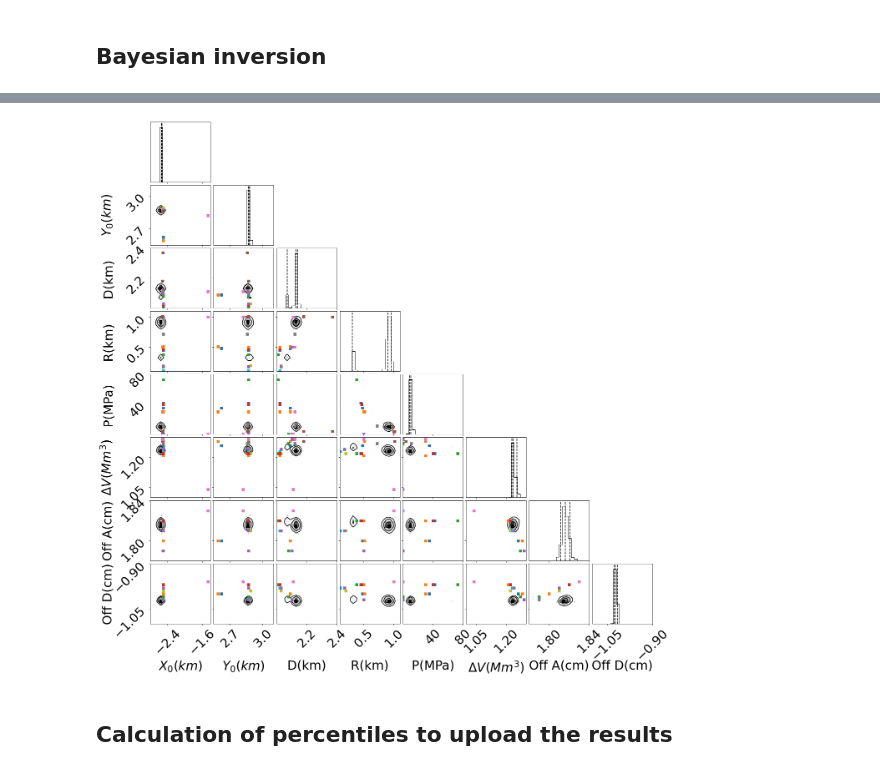
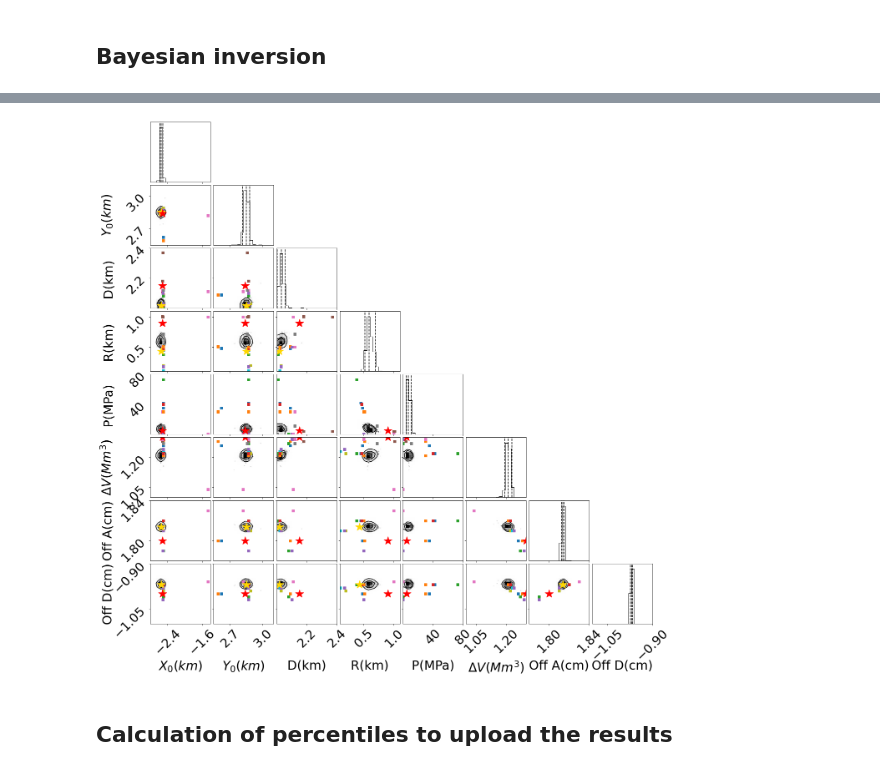
Before and after one commit to uafgeotools/vmod, a Jupyter notebook: dvd_insar_low_off.ipynb, the cells around one changed output, grey strips where cells are left out. Saved outputs shown, nothing was run; the diff lists cells and outputs as text; code cells hidden in the pictures.

```diff
--- a/dvd_insar_low_off.ipynb
+++ b/dvd_insar_low_off.ipynb
@@ -195,7 +198,7 @@ plt.colorbar(orientation='horizontal')
 # %%
 import pickle
-#with open('unimak_gnss_3s.pkl','rb') as handle:
-with open('insar_low.pkl','rb') as handle:
+
+with open('insar_low_dP.pkl','rb') as handle:
     dic=pickle.load(handle)
 
 trace=[dic[key] for key in dic.keys()]
@@ -213,8 +216,9 @@ data=np.vstack(data)
 newdata=np.zeros((data.shape[0]+1,data.shape[1]))
 newdata[:,:]=np.nan
 newdata[0:4,:]=np.copy(data[0:4,:])
-newdata[4,:]=np.copy(data[4,:]*2e10/(np.pi*data[3,:]**3))
-newdata[5::,:]=np.copy(data[4::,:])
+newdata[5,:]=np.copy((data[4,:]*(np.pi*data[3,:]**3)/4e9)*(1+(data[3,:]/data[2,:])**4))
+newdata[4,:]=np.copy(data[4,:])
+newdata[6::,:]=np.copy(data[5::,:])
 
 data=np.copy(newdata)
 data[0,:]=data[0,:]/1e3
@@ -249,6 +253,10 @@ trus=[trus1,trus2,trus3,trus4,trus5,trus6,trus7,trus8,trus9,trus10,trus11,trus12
 
 ranges=[(-2.8,-1.40),(2.55,3.1),(2.0,2.4),(0.1,1.1),(0,80),(1.0,1.3),(1.78,1.84),(-1.1,-0.9)]
 
+true=[-2.52,2.84,2.15,0.9,5,1.3,1.8,-1.0]
+
+ansx=[ans.x[0]/1e3,ans.x[1]/1e3,ans.x[2]/1e3,ans.x[3]/1e3,ans.x[4]*2e10/(1e6*np.pi*ans.x[3]**3),ans.x[4]/1e6,ans.x[5]*1e2,ans.x[6]*1e2]
+
 plt.rcParams.update({'font.size': 30})
 figure = corner.corner(data.T, labels=labels,
                        quantiles=[0.05, 0.5, 0.95],smooth=0.7,range=ranges,max_n_ticks=2,labelpad=0.3,
@@ -257,7 +265,8 @@ figure = corner.corner(data.T, labels=labels,
 for i,tru in enumerate(trus):
     #corner.overplot_lines(figure, np.array(tru), color="C"+str(i),linewidth=1)
     corner.overplot_points(figure, np.array(tru)[None], color="C"+str(i),marker='s')
-
+corner.overplot_points(figure, np.array(ansx)[None], color="gold",marker='*',ms=20)
+corner.overplot_points(figure, np.array(true)[None], color="red",marker='*',ms=20)
 plt.savefig('histograms')
 # %% [output]
 WARNING:root:Too few points to create valid contours
@@ -273,4 +275,4 @@ WARNING:root:Too few points to create valid contours
-[figure, old version]
+[figure, new version]
 # %% [markdown]
 ## Calculation of percentiles to upload the results
 # %%
```
Also changed, not shown: parts of 9 cells of this notebook, 7 other files.
